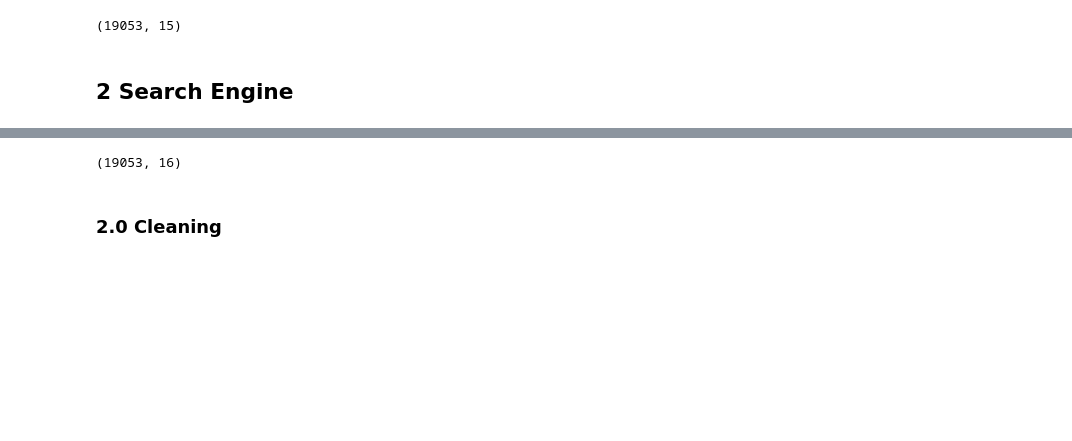
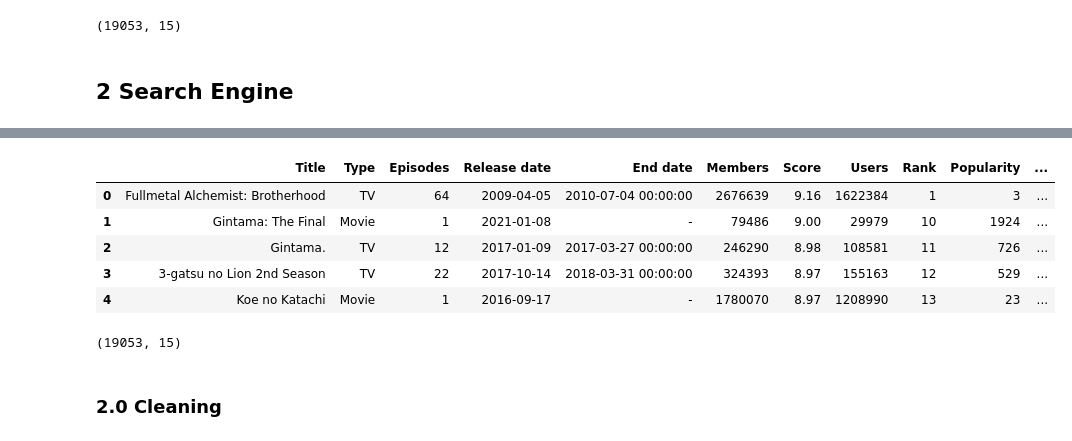
Before and after one commit to cosmin-z/ADM-HW3, a Jupyter notebook: main.ipynb, the cells around one changed output, grey strips where cells are left out. Drawn from its saved outputs; the diff is of its cells as text; code cells hidden in the pictures; blank space fills up the shorter version.

```diff
--- a/main.ipynb
+++ b/main.ipynb
@@ -301,6 +284,16 @@ dataset.head()
+# %%
+dataset = pd.read_csv('file.csv')
+dataset.head()
+# %% [output]
+|  | Title | Type | Episodes | Release date | End date | Members | Score | Users | Rank | Popularity | ... |
+| 0 | Fullmetal Alchemist: Brotherhood | TV | 64 | 2009-04-05 | 2010-07-04 00:00:00 | 2676639 | 9.16 | 1622384 | 1 | 3 | ... |
+| 1 | Gintama: The Final | Movie | 1 | 2021-01-08 | - | 79486 | 9.00 | 29979 | 10 | 1924 | ... |
+| 2 | Gintama. | TV | 12 | 2017-01-09 | 2017-03-27 00:00:00 | 246290 | 8.98 | 108581 | 11 | 726 | ... |
+| 3 | 3-gatsu no Lion 2nd Season | TV | 22 | 2017-10-14 | 2018-03-31 00:00:00 | 324393 | 8.97 | 155163 | 12 | 529 | ... |
+| 4 | Koe no Katachi | Movie | 1 | 2016-09-17 | - | 1780070 | 8.97 | 1208990 | 13 | 23 | ... |
 # %%
 dataset.shape
 # %% [output]
-(19053, 16)
+(19053, 15)
 # %% [markdown]
 ### 2.0 Cleaning
```
Also changed, not shown: parts of 17 cells of this notebook, 6 other files.
